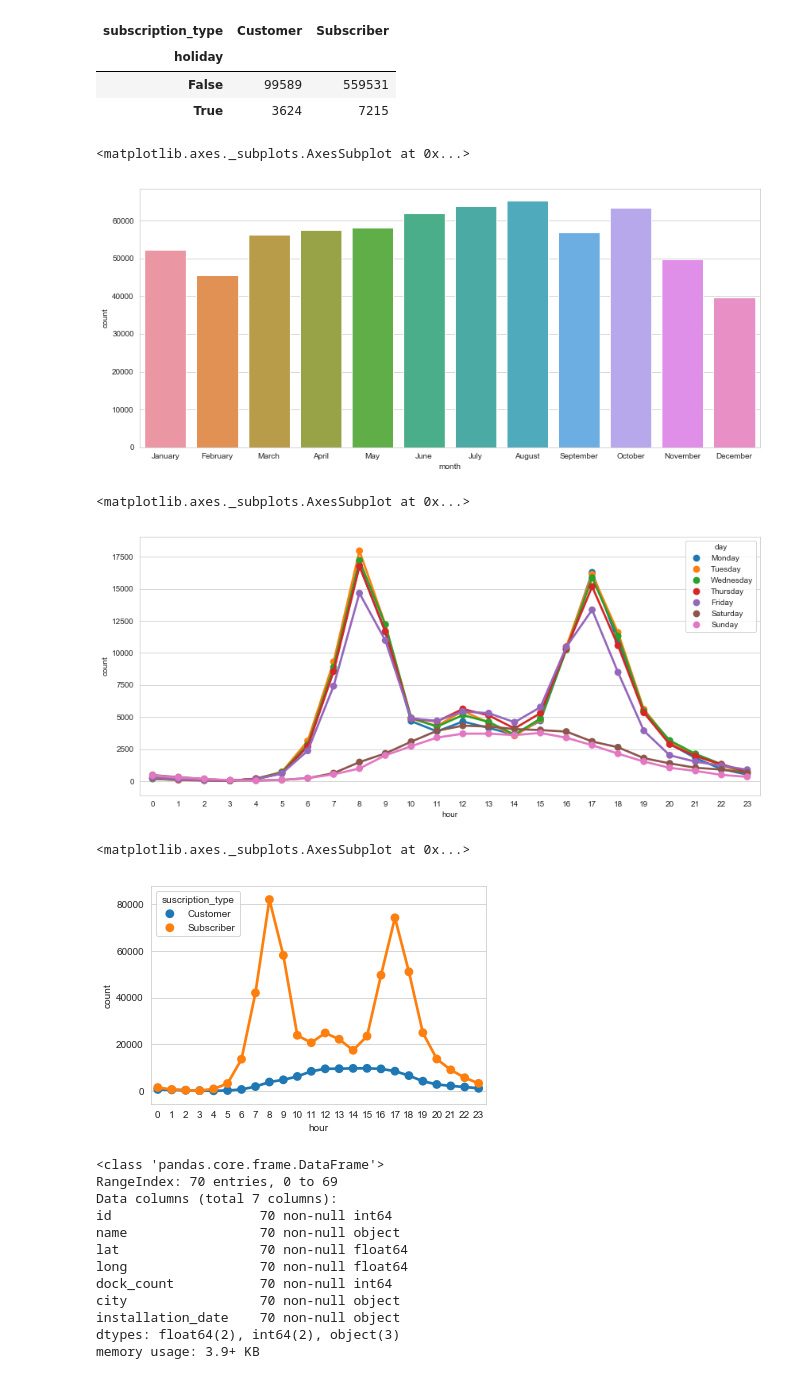
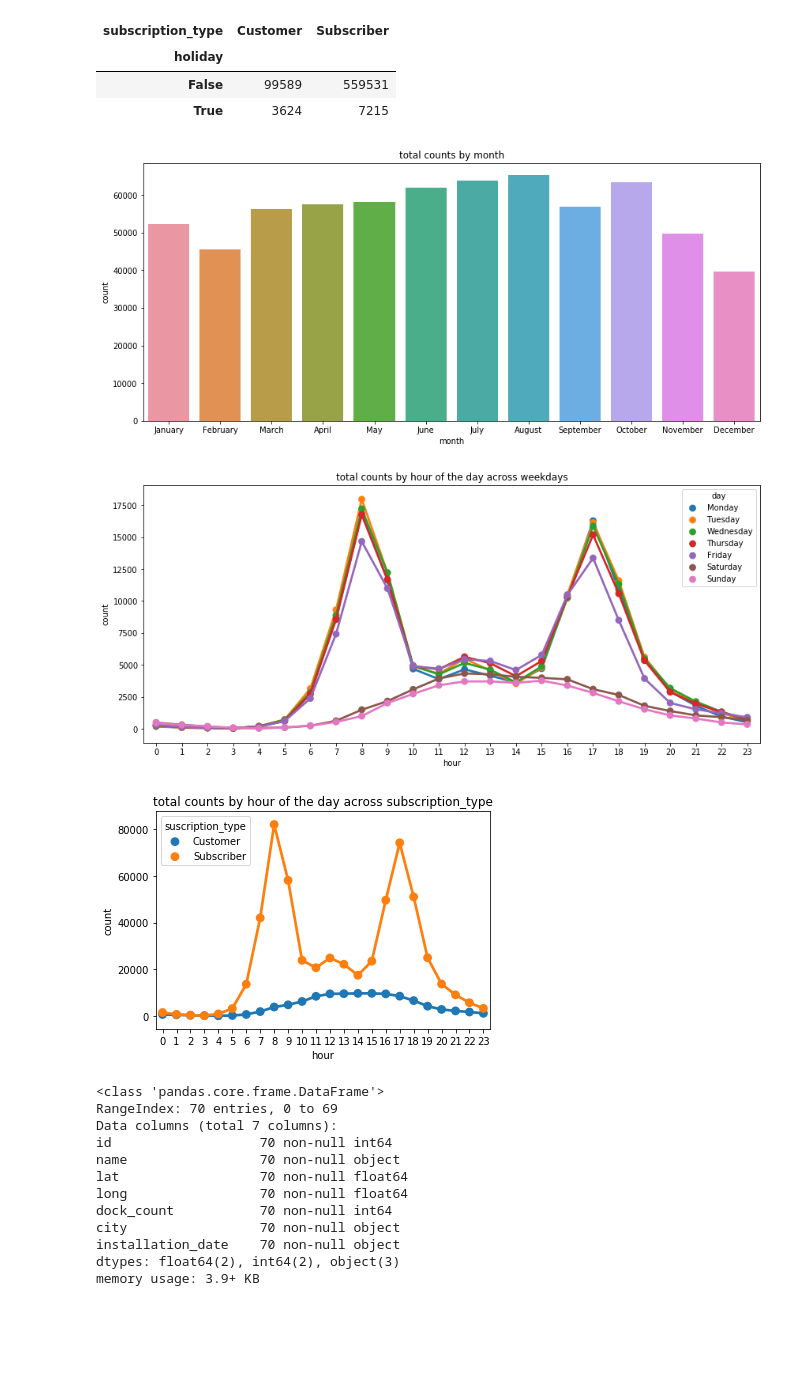
Before and after one commit to ruicao87/Springboard-Capstone-Project-2, a Jupyter notebook: capstone project 2.ipynb, the cells around one changed output. Saved outputs shown, nothing was run; the diff lists cells and outputs as text; code cells hidden in the pictures; blank space fills up the shorter version.

```diff
--- a/capstone project 2.ipynb
+++ b/capstone project 2.ipynb
@@ -175,6 +203,7 @@ monthly_count = monthly_count.sort_values(by="count",ascending=False)
 plt.figure(figsize=(14,6))
 monthOrder = ["January","February","March","April","May","June","July","August","September","October","November","December"]
 sns.barplot(data=monthly_count, x="month", y="count",order=monthOrder)
+plt.title('total counts by month')
+plt.show()
 # %% [output]
-<matplotlib.axes._subplots.AxesSubplot at 0x...>
-[figure, old version]
+[figure, new version]
@@ -188,6 +217,7 @@ hourly_count.columns = ['hour','day','count']
 plt.figure(figsize=(14,6))
 weekOrder =['Monday','Tuesday','Wednesday','Thursday','Friday','Saturday','Sunday']
 sns.pointplot(x='hour',y='count',hue ='day',hue_order= weekOrder,data=hourly_count)
+plt.title('total counts by hour of the day across weekdays')
+plt.show()
 # %% [output]
-<matplotlib.axes._subplots.AxesSubplot at 0x...>
-[figure, old version]
+[figure, new version]
@@ -196,9 +228,10 @@ hourly = pd.DataFrame(trip.groupby(['hour','subscription_type']).size()).reset_i
 hourly.columns =['hour','suscription_type','count']
 # %%
 sns.pointplot(x='hour',y='count',hue ='suscription_type',data=hourly)
+plt.title('total counts by hour of the day across subscription_type')
+plt.show()
 # %% [output]
-<matplotlib.axes._subplots.AxesSubplot at 0x...>
-[figure, old version]
+[figure, new version]
 # %%
 #  merge with station file
 # %%
```
Also changed, not shown: parts of 27 cells of this notebook.
